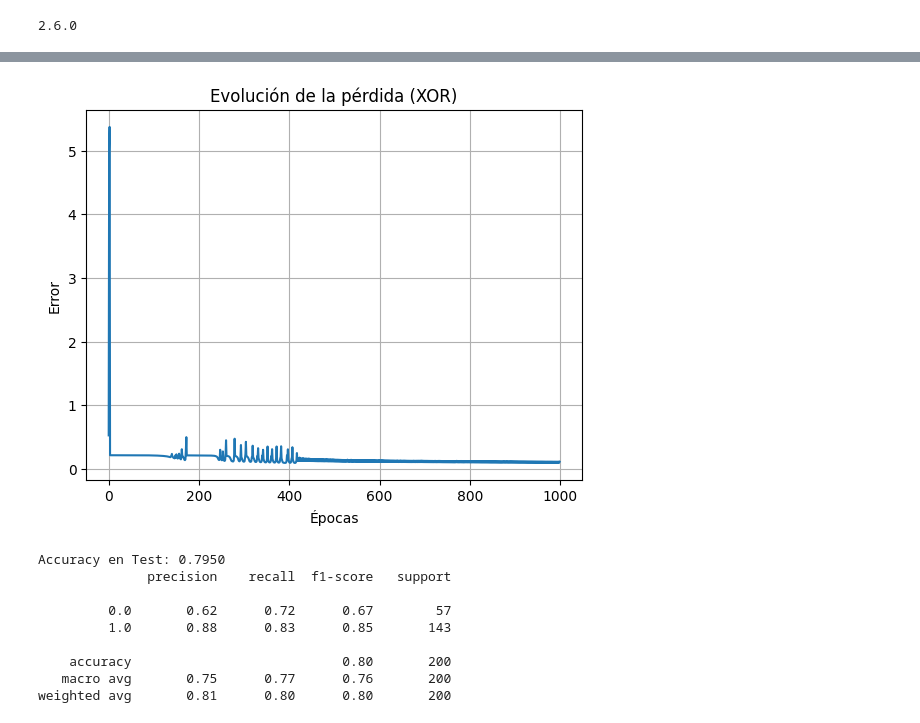
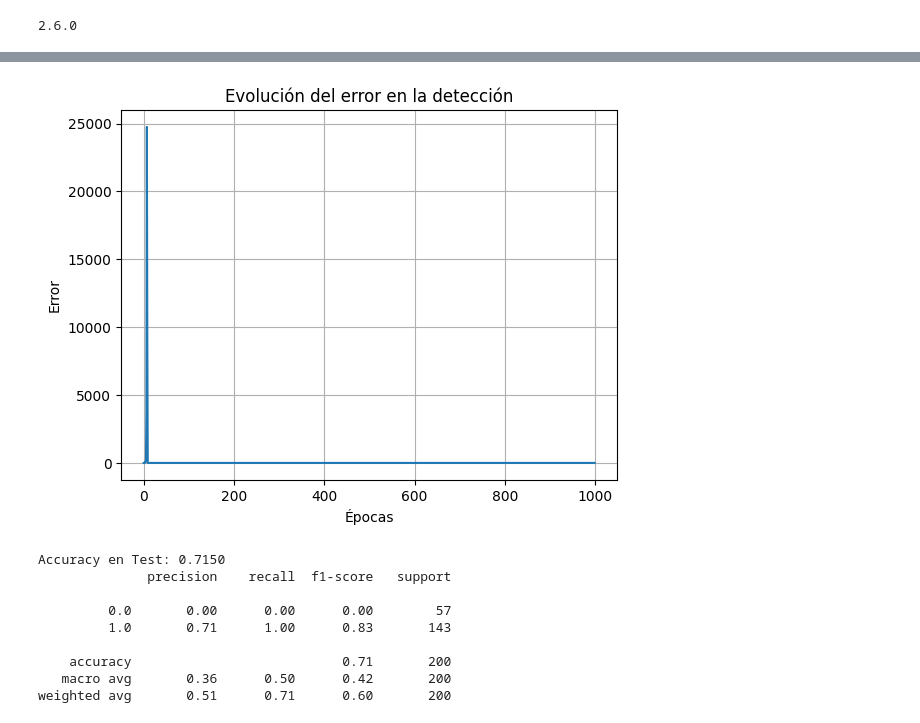
Before and after one commit to marcelino123455/models_comparison, a Jupyter notebook: baseline_clean/No_text/RN/rn.ipynb, the cells around one changed output, grey strips where cells are left out. Cells and saved outputs as stored; diff of their text form; code cells hidden in the pictures.

Commit message:
rn for tfidf

```diff
--- a/baseline_clean/No_text/RN/rn.ipynb
+++ b/baseline_clean/No_text/RN/rn.ipynb
@@ -21,14 +24,15 @@ print(papermill.__version__)
 # %% [output]
 2.6.0
 # %%
-DATA_PATH ="../data"
-embbedings_path = "embbedings_khipu/lb_khipu_B.npy"
+DATA_PATH ="../../../data"
+# embbedings_path = "embbedings_khipu/lb_khipu_B.npy"
 
-path_lb_embb = os.path.join(DATA_PATH, "embbedings_khipu/lb_khipu_T.npy")
+path_lb_embb = os.path.join(DATA_PATH, f"embbedings_khipu/tfidf_numeric_B.npy")
 path_dataset = os.path.join(DATA_PATH, "spotify_dataset_sin_duplicados_4.csv")
 
 # Para hacer pruebitas y luego mandarlo como sbatch
-TESTING = True
+TESTING = False
+SCALED = True
 _EMBEDDINGS = np.load(path_lb_embb)
 
 if TESTING:
@@ -37,8 +41,11 @@ if TESTING:
     _EPHOCS = 1000
 else:
     _NROWS = None
-    _EPHOCS = 10000
+    _EPHOCS = 1000
 
+if SCALED:
+    scaler = MinMaxScaler(feature_range=(0, 1))
+    _EMBEDDINGS = scaler.fit_transform(_EMBEDDINGS)
 
 df = pd.read_csv(path_dataset, nrows = _NROWS)
 df['Explicit_binary'] = df['Explicit'].map({'Yes': 1, 'No': 0})
@@ -203,6 +210,6 @@ print(y_train.shape)
 (800, 1)
 # %%
-mlp = MLP([300, 32,32, 1])
-history= mlp.train(X_train, y_train, lr=0.5, epochs=_EPHOCS, print_every=1000)
+mlp = MLP([ X_train.shape[1] , 32,64,32, 1])
+history= mlp.train(X_train, y_train, lr=0.001, epochs=_EPHOCS, print_every=1000)
 print('Parámetros totales:', mlp.n_params)
 # %% [output]
@@ -211,14 +218,14 @@ Parámetros totales: 1209
 # %%
 # Perdida
 plt.figure()
 plt.plot(history)
 plt.xlabel("Épocas")
 plt.ylabel("Error")
-plt.title("Evolución de la pérdida (XOR)")
+plt.title("Evolución del error en la detección")
 plt.grid(True)
 plt.show()
 # %% [output]
-[figure, old version]
+[figure, new version]
 # %%
 # Pasando test a la red
 pred_test = mlp.forward(X_test)
@@ -233,15 +240,15 @@ from sklearn.metrics import accuracy_score, classification_report
 print(f"Accuracy en Test: {accuracy_score(y_test_true, pred_labels):.4f}")
 print(classification_report(y_test_true, pred_labels))
 # %% [output]
-Accuracy en Test: 0.7950
+Accuracy en Test: 0.7150
               precision    recall  f1-score   support
 
-         0.0       0.62      0.72      0.67        57
-         1.0       0.88      0.83      0.85       143
+         0.0       0.00      0.00      0.00        57
+         1.0       0.71      1.00      0.83       143
 
-    accuracy                           0.80       200
-   macro avg       0.75      0.77      0.76       200
-weighted avg       0.81      0.80      0.80       200
+    accuracy                           0.71       200
+   macro avg       0.36      0.50      0.42       200
+weighted avg       0.51      0.71      0.60       200
 # %%
 cm = confusion_matrix(y_test_true, pred_labels)
 
```
Also changed, not shown: parts of 5 cells of this notebook, 18 other files.
